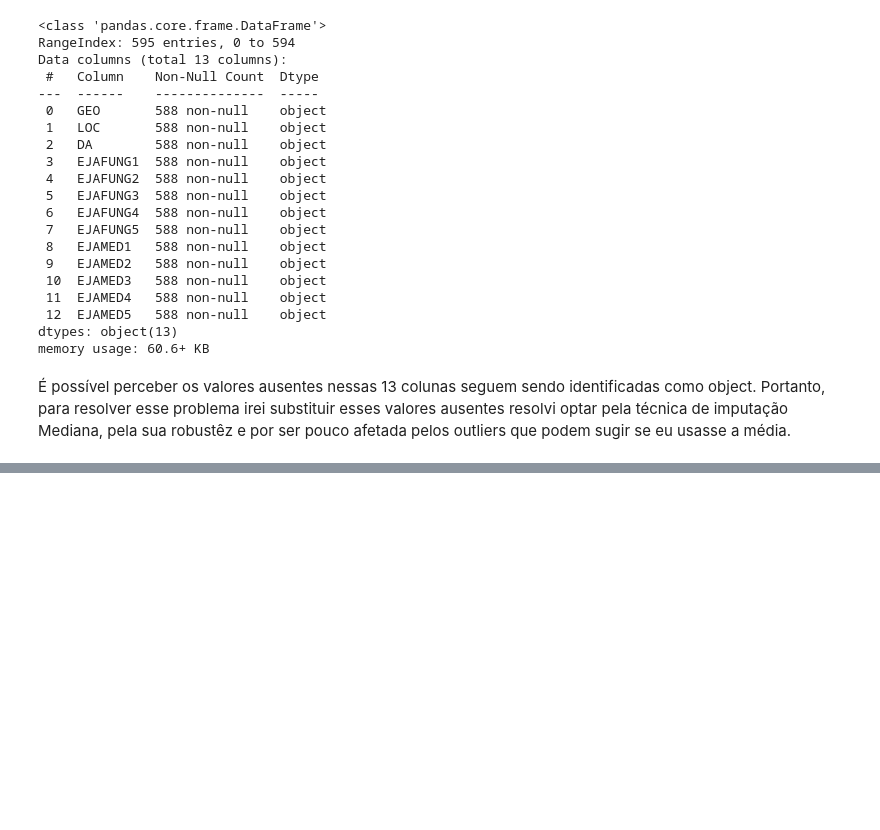
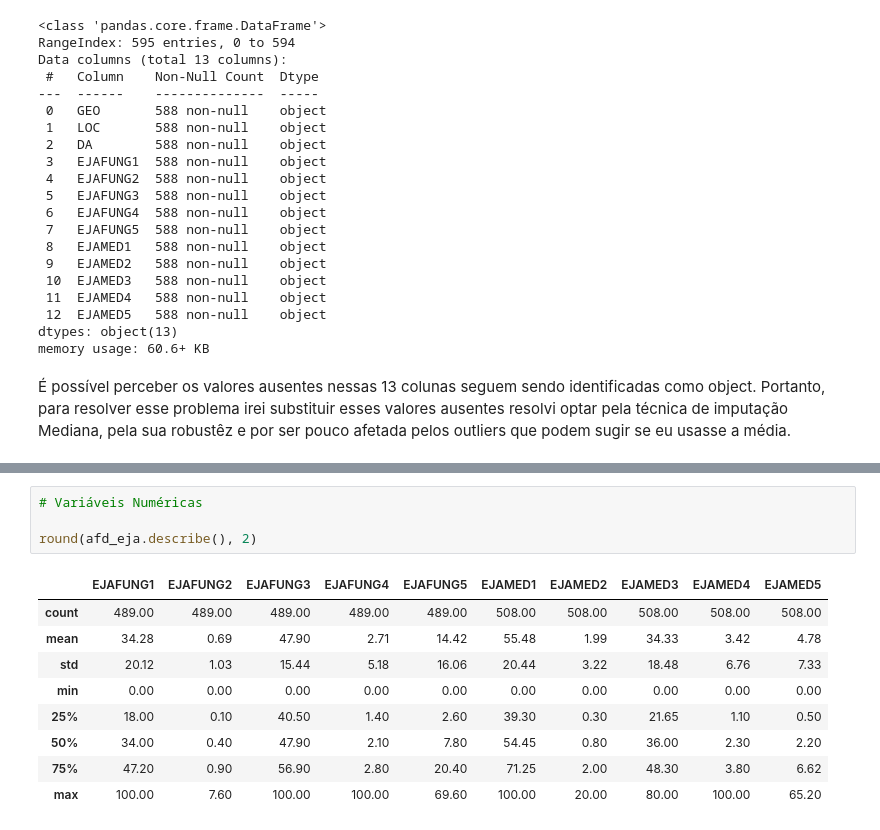
Before and after one commit to xavierruth/Compet-DS-ATV, a Jupyter notebook: dados.ipynb, the cells around one changed output, grey strips where cells are left out. Saved outputs shown, nothing was run; the diff lists cells and outputs as text; blank space fills up the shorter version.

```diff
--- a/dados.ipynb
+++ b/dados.ipynb
@@ -359,0 +440,14 @@ memory usage: 60.6+ KB
+# %%
+# Variáveis Numéricas
+
+round(afd_eja.describe(), 2)
+# %% [output]
+|  | EJAFUNG1 | EJAFUNG2 | EJAFUNG3 | EJAFUNG4 | EJAFUNG5 | EJAMED1 | EJAMED2 | EJAMED3 | EJAMED4 | EJAMED5 |
+| count | 489.00 | 489.00 | 489.00 | 489.00 | 489.00 | 508.00 | 508.00 | 508.00 | 508.00 | 508.00 |
+| mean | 34.28 | 0.69 | 47.90 | 2.71 | 14.42 | 55.48 | 1.99 | 34.33 | 3.42 | 4.78 |
+| std | 20.12 | 1.03 | 15.44 | 5.18 | 16.06 | 20.44 | 3.22 | 18.48 | 6.76 | 7.33 |
+| min | 0.00 | 0.00 | 0.00 | 0.00 | 0.00 | 0.00 | 0.00 | 0.00 | 0.00 | 0.00 |
+| 25% | 18.00 | 0.10 | 40.50 | 1.40 | 2.60 | 39.30 | 0.30 | 21.65 | 1.10 | 0.50 |
+| 50% | 34.00 | 0.40 | 47.90 | 2.10 | 7.80 | 54.45 | 0.80 | 36.00 | 2.30 | 2.20 |
+| 75% | 47.20 | 0.90 | 56.90 | 2.80 | 20.40 | 71.25 | 2.00 | 48.30 | 3.80 | 6.62 |
+| max | 100.00 | 7.60 | 100.00 | 100.00 | 69.60 | 100.00 | 20.00 | 80.00 | 100.00 | 65.20 |
```
Also changed, not shown: parts of 30 cells of this notebook, 1 other file.
